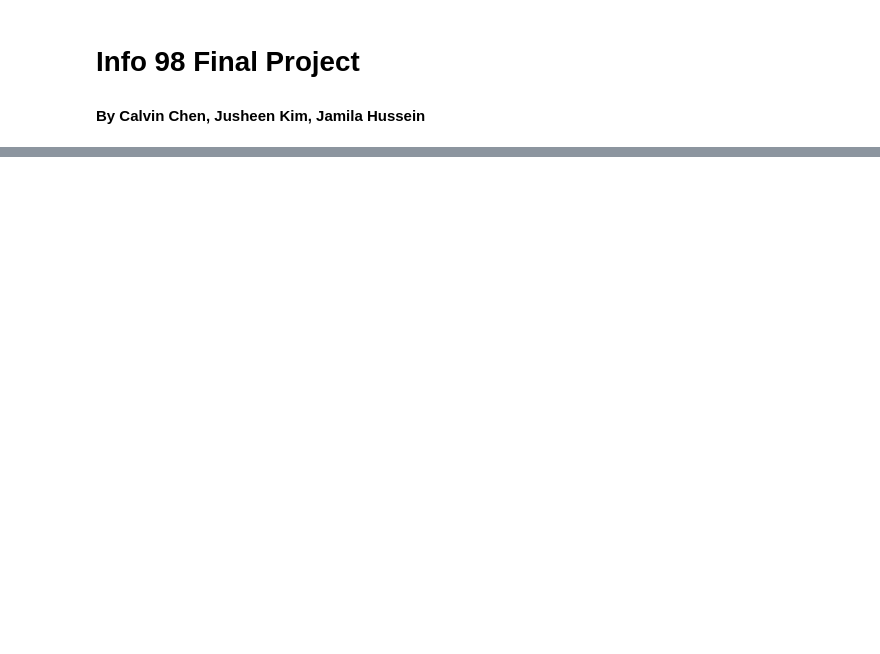
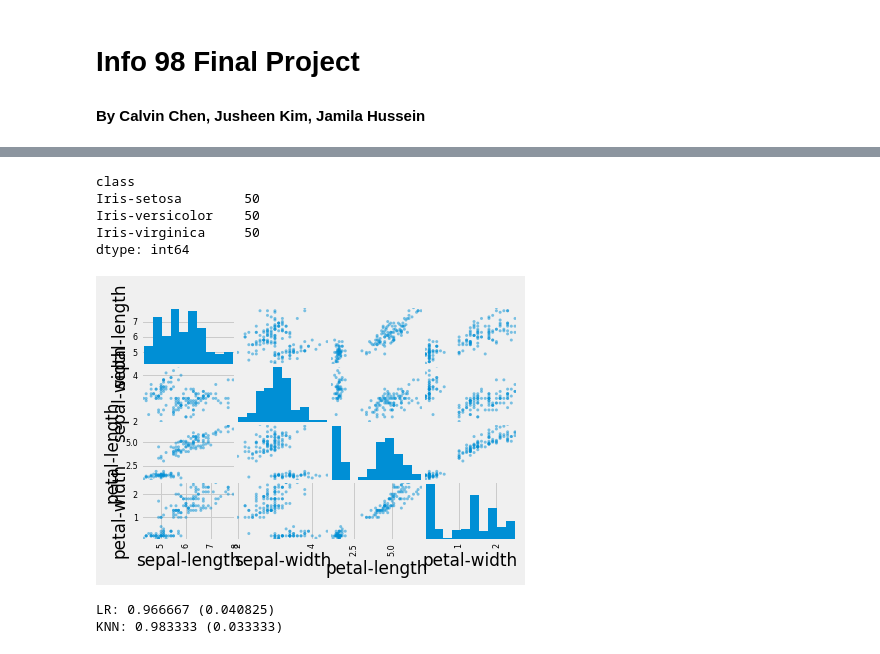
Before and after one commit to claalmve/Info-98-Final-Project, a Jupyter notebook: Info-98-Final-Project/info-98-final-project.ipynb, the cells around one changed output, grey strips where cells are left out. Saved outputs shown, nothing was run; the diff lists cells and outputs as text; code cells hidden in the pictures; blank space fills up the shorter version.

Commit message:
Combining Calvin and Jusheen datasets together

```diff
--- a/Info-98-Final-Project/info-98-final-project.ipynb
+++ b/Info-98-Final-Project/info-98-final-project.ipynb
@@ -185,0 +124,4 @@ print("Training set accuracy: %s" % accuracy)
+# %%
+url = "https://archive.ics.uci.edu/ml/machine-learning-databases/iris/iris.data"
+names = ['sepal-length', 'sepal-width', 'petal-length', 'petal-width', 'class']
+dataset = pandas.read_csv(url, names=names)
@@ -185,0 +144,13 @@ print("Training set accuracy: %s" % accuracy)
+# %%
+print(dataset.groupby('class').size())
+# %% [output]
+class
+Iris-setosa        50
+Iris-versicolor    50
+Iris-virginica     50
+dtype: int64
+# %%
+scatter_matrix(dataset)
+plt.show()
+# %% [output]
+[figure, added]
@@ -185,0 +168,17 @@ print("Training set accuracy: %s" % accuracy)
+# %%
+models = []
+models.append(('LR', LogisticRegression()))
+models.append(('KNN', KNeighborsClassifier()))
+# evaluate each model in turn
+results = []
+names = []
+for name, model in models:
+	kfold = model_selection.KFold(n_splits=10, random_state=seed)
+	cv_results = model_selection.cross_val_score(model, X_train, Y_train, cv=kfold, scoring=scoring)
+	results.append(cv_results)
+	names.append(name)
+	msg = "%s: %f (%f)" % (name, cv_results.mean(), cv_results.std())
+	print(msg)
+# %% [output]
+LR: 0.966667 (0.040825)
+KNN: 0.983333 (0.033333)
```
Also changed, not shown: parts of 20 cells of this notebook, 1 other file.
